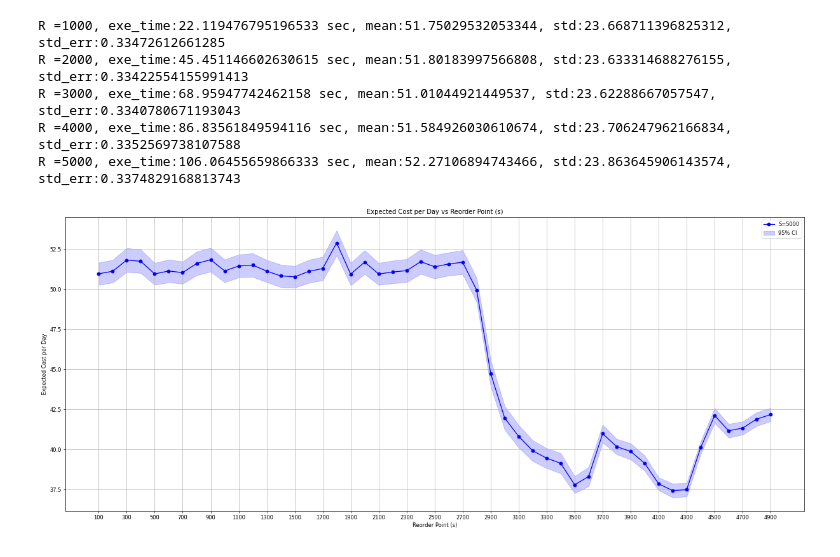
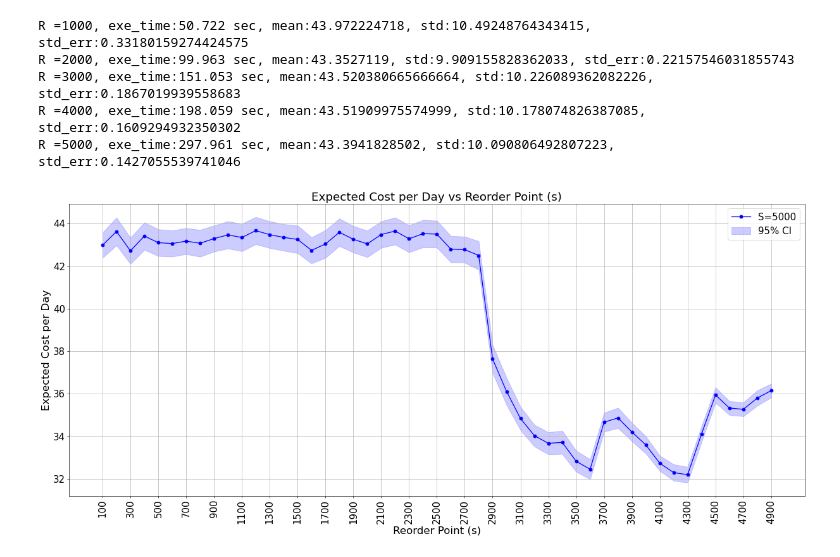
Before and after one commit to SupplyChainSimulation/SupplyNetPy, a Jupyter notebook: examples/notebooks/case_study_pharma.ipynb, the cells around one changed output. Saved outputs shown, nothing was run; the diff lists cells and outputs as text; code cells hidden in the pictures.

```diff
--- a/examples/notebooks/case_study_pharma.ipynb
+++ b/examples/notebooks/case_study_pharma.ipynb
@@ -231,57 +231,49 @@ ini_level = 5000
 num_rep = 1000
 # %%
 import time
-"""
-# #replications, exe_time, mean, std, std_err
-stats = [[1000, 50.01665019989014, 51.37247582733193, 11.805581102776758, 0.3733252538661692],
-         [2000, 81.93101334571838, 51.363573762661225, 11.530251666329562, 0.2578242652359312],
-         [3000, 127.78104519844055, 51.071293749819375, 11.547329431995509, 0.21082442696157525],
-         [4000, 149.46564078330994, 51.40517504372871, 11.681362857269795, 0.18469856401932472],
-         [5000, 259.6966860294342, 51.37430643060974, 11.414746231233737, 0.16142888931257923]]
-"""
-stats = []
-scm.global_logger.disable_logging() # enable logging
-for replications in [1000, 2000, 3000, 4000, 5000]:
-    exp_cost_arr = []
-    start_time = time.time()
-    for rep in range(0, replications):
-        exp_cost_arr.append(single_sim_run(s=2000,S=5000,ini_level=5000,logging=False))
-    exp_cost_arr = np.array(exp_cost_arr)
-    exe_time = time.time() - start_time
-    print(f"R ={replications}, exe_time:{exe_time} sec, mean:{np.mean(exp_cost_arr)}, std:{np.std(exp_cost_arr)}, std_err:{np.std(exp_cost_arr)/np.sqrt(R)}")
-    stats.append((replications, exe_time, np.mean(exp_cost_arr), np.std(exp_cost_arr), np.std(exp_cost_arr)/np.sqrt(replications)))
+# precomputed on a server with data/pharma_experiments.py (exe_time is the time on one core)
+# stats = []
+# scm.global_logger.disable_logging() # enable logging
+# for replications in [1000, 2000, 3000, 4000, 5000]:
+#     exp_cost_arr = []
+#     start_time = time.time()
+#     for rep in range(0, replications):
+#         exp_cost_arr.append(single_sim_run(s=2000,S=5000,ini_level=5000,logging=False))
+#     exp_cost_arr = np.array(exp_cost_arr)
+#     exe_time = time.time() - start_time
+#     print(f"R ={replications}, exe_time:{exe_time} sec, mean:{np.mean(exp_cost_arr)}, std:{np.std(exp_cost_arr)}, std_err:{np.std(exp_cost_arr)/np.sqrt(replications)}")
+#     stats.append((replications, exe_time, np.mean(exp_cost_arr), np.std(exp_cost_arr), np.std(exp_cost_arr)/np.sqrt(replications)))
+stats = np.genfromtxt("data/pharma_reps_summary.csv", delimiter=",", names=True)
+for row in stats:
+    print(f"R ={int(row['R'])}, exe_time:{row['exe_time_s']} sec, mean:{row['mean']}, std:{row['std']}, std_err:{row['std_err']}")
 # %% [output]
-R =1000, exe_time:22.119476795196533 sec, mean:51.75029532053344, std:23.668711396825312, std_err:0.33472612661285
-R =2000, exe_time:45.451146602630615 sec, mean:51.80183997566808, std:23.633314688276155, std_err:0.33422554155991413
-R =3000, exe_time:68.95947742462158 sec, mean:51.01044921449537, std:23.62288667057547, std_err:0.3340780671193043
-R =4000, exe_time:86.83561849594116 sec, mean:51.584926030610674, std:23.706247962166834, std_err:0.3352569738107588
-R =5000, exe_time:106.06455659866333 sec, mean:52.27106894743466, std:23.863645906143574, std_err:0.3374829168813743
+R =1000, exe_time:50.722 sec, mean:43.972224718, std:10.49248764343415, std_err:0.33180159274424575
+R =2000, exe_time:99.963 sec, mean:43.3527119, std:9.909155828362033, std_err:0.22157546031855743
+R =3000, exe_time:151.053 sec, mean:43.520380665666664, std:10.226089362082226, std_err:0.1867019939558683
+R =4000, exe_time:198.059 sec, mean:43.51909975574999, std:10.178074826387085, std_err:0.1609294932350302
+R =5000, exe_time:297.961 sec, mean:43.3941828502, std:10.090806492807223, std_err:0.1427055539741046
 # %%
 #exp_cost_per_day = run_for_s(s_low=s_low,s_high=s_high,s_step=s_step,capacity=capacity,ini_level=ini_level,num_replications=num_rep)
 #exp_cost_per_day = np.array(exp_cost_per_day)
-exp_cost_per_day = np.array([[100, 50.96449710925597, 11.067043019697127, 0.3499706290531063],[200, 51.120712888809635, 11.222505720947733, 0.3548867913246485],
-                             [300, 51.818634797886546, 11.779403047441994, 0.37249743107045147],[400, 51.745240652323886, 11.620628126675149, 0.3674765272210915],[500, 50.95689307598369, 10.776675777041524, 0.3407884106061612],[600, 51.13802667519674, 11.317842515902862, 0.3579016054934351],
-                             [700, 51.03664312206046, 10.971100756513733, 0.34693666829779785],[800, 51.6069564556502, 11.660516824168237, 0.36873791859084754],[900, 51.839469176606926, 11.779766285505362, 0.37250891766658256],[1000, 51.139798109917834, 11.257015043305676, 0.35597807191624925],
-                             [1100, 51.45019418024264, 11.27317705742587, 0.3564891596782054],[1200, 51.50596520188036, 11.650336466170145, 0.3684159874041487],[1300, 51.132503879519675, 10.973778035071517, 0.3470213312795311],[1400, 50.835098537684225, 11.058851750871206, 0.34971159838893984],
-                             [1500, 50.77150201740533, 10.67583623284893, 0.3375995842275432],[1600, 51.113378576978796, 11.443794324442097, 0.36188455139744935],[1700, 51.28694668943703, 11.598020020833577, 0.3667615961406762],[1800, 52.8901224452415, 12.360416073181698, 0.39087067618608645],
-                             [1900, 50.94294652235326, 11.065770056283348, 0.3499303744154502],[2000, 51.693117423053785, 11.671665380649321, 0.36909046690188013],[2100, 50.95065241566569, 10.882553814775509, 0.3441365681404477],[2200, 51.075116067621266, 11.233723428262225, 0.35524152637703776],
-                             [2300, 51.16019488148681, 11.399727219576018, 0.3604910271847864],[2400, 51.7195472940992, 12.002411197569712, 0.37954956798229506],[2500, 51.401208703462856, 11.616597891932434, 0.3673490800081703],[2600, 51.57287669834009, 11.417592508976925, 0.3610559772404357],
-                             [2700, 51.68509897999376, 11.837148176070722, 0.37432349237291324],[2800, 49.950442935795465, 11.929139212614393, 0.37723250437089106],[2900, 44.75513753567045, 13.009800463399452, 0.4114060136865632],[3000, 41.975591128590935, 11.613770232512689, 0.367259661566034],
-                             [3100, 40.826654092727004, 11.048136997546157, 0.3493727681381997],[3200, 39.93402896365591, 10.240006430101417, 0.3238174357389027],[3300, 39.4639388774688, 9.80633902163966, 0.3101036681616854],[3400, 39.14980607997372, 10.02280175727314, 0.31694882089321225],
-                             [3500, 37.81007338181076, 8.355096156800174, 0.26421133925207874],[3600, 38.32069737776937, 9.50890359276204, 0.3006979340408624],[3700, 40.99473665725085, 8.783930710119863, 0.2777722785307901],[3800, 40.18802203350999, 7.600685616856845, 0.2403547832814952],
-                             [3900, 39.88433429346534, 8.012476909502345, 0.2533767673353424],[4000, 39.15373568905479, 7.530531924902697, 0.23813632875304583],[4100, 37.86495817734333, 6.300214596575881, 0.19923027873018645],[4200, 37.44671719565285, 6.911834462273499, 0.2185713971082941],
-                             [4300, 37.498960634494445, 6.740563728014981, 0.21315534094043062],[4400, 40.1202841969534, 6.232524128701845, 0.1970897181865424],[4500, 42.126466677107935, 7.361476651706649, 0.23279033161543058],[4600, 41.17369243727071, 6.7979020816500615, 0.21496853888814113],
-                             [4700, 41.34330262111193, 6.46200944500086, 0.2043466810772329],[4800, 41.90195727230774, 6.739978931124832, 0.21313684803901609],[4900, 42.183010775195434, 6.570340895440091, 0.20777242233340906]])
+# precomputed on a server with data/pharma_experiments.py
+grid = np.genfromtxt("data/pharma_grid_summary.csv", delimiter=",", names=True)
+
+def results_for(S):
+    rows = grid[grid["S"] == S]
+    return np.column_stack([rows["s"], rows["mean"], rows["std"], rows["std_err"]])
+
+exp_cost_per_day = results_for(5000)
 
 figure(figsize=(25, 10), dpi=60)
 plt.plot(exp_cost_per_day[:,0], exp_cost_per_day[:,1],marker='o', linestyle='-', color='b', label='S=5000')
 plt.fill_between(exp_cost_per_day[:,0], exp_cost_per_day[:,1]-2*exp_cost_per_day[:,3], exp_cost_per_day[:,1]+2*exp_cost_per_day[:,3],alpha=0.2, color='b', label='95% CI')
-plt.xlabel('Reorder Point (s)')
-plt.ylabel('Expected Cost per Day')
-plt.xticks(np.arange(s_low, s_high, 200))
-plt.title('Expected Cost per Day vs Reorder Point (s)')
-plt.legend()
+plt.xlabel('Reorder Point (s)', fontsize=20)
+plt.ylabel('Expected Cost per Day', fontsize=20)
+plt.xticks(np.arange(s_low, s_high, 200), rotation=90)
+plt.tick_params(labelsize=18)
+plt.title('Expected Cost per Day vs Reorder Point (s)', fontsize=22)
+plt.legend(fontsize=18)
 plt.grid()
 plt.show()
 # %% [output]
-[figure, old version]
+[figure, new version]
```
Also changed, not shown: parts of 3 cells of this notebook, 9 other files.
